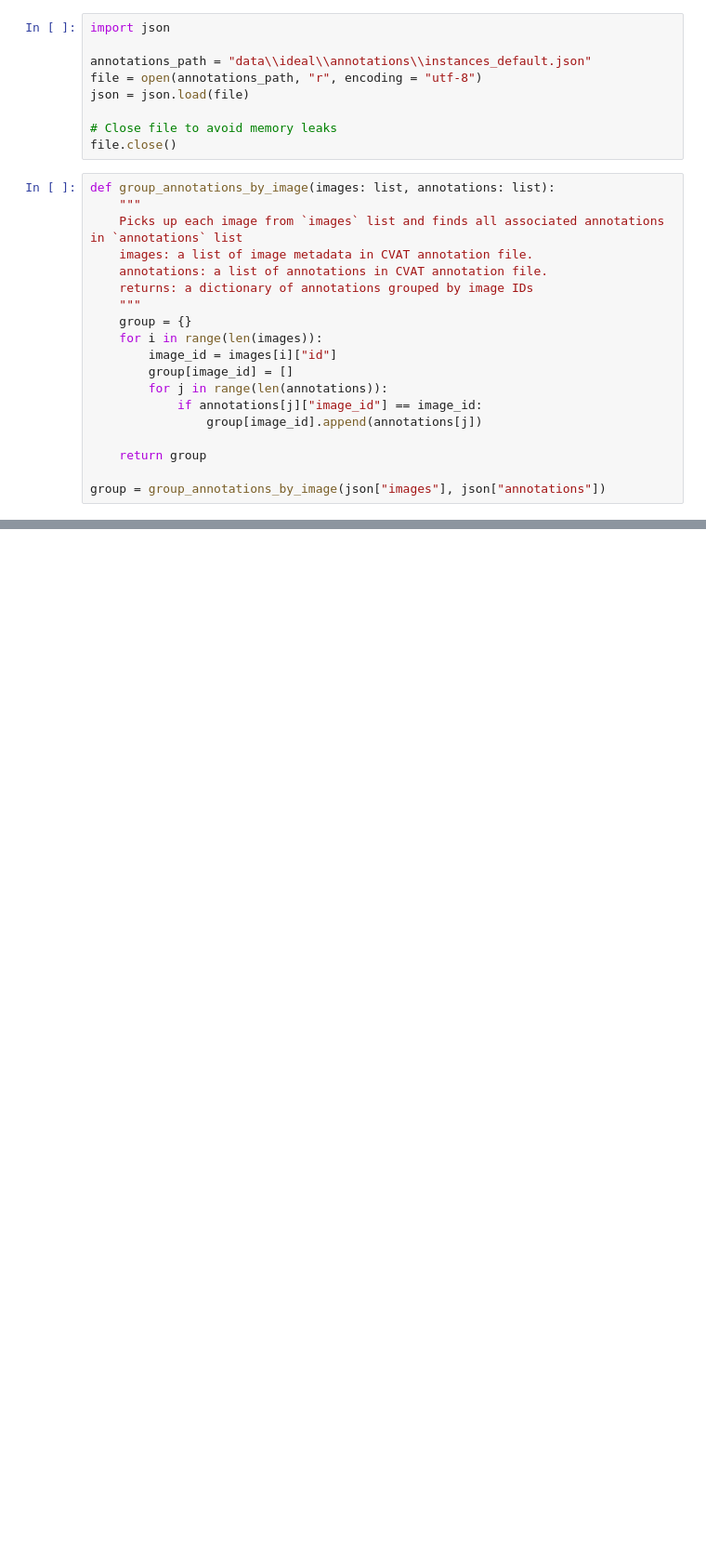
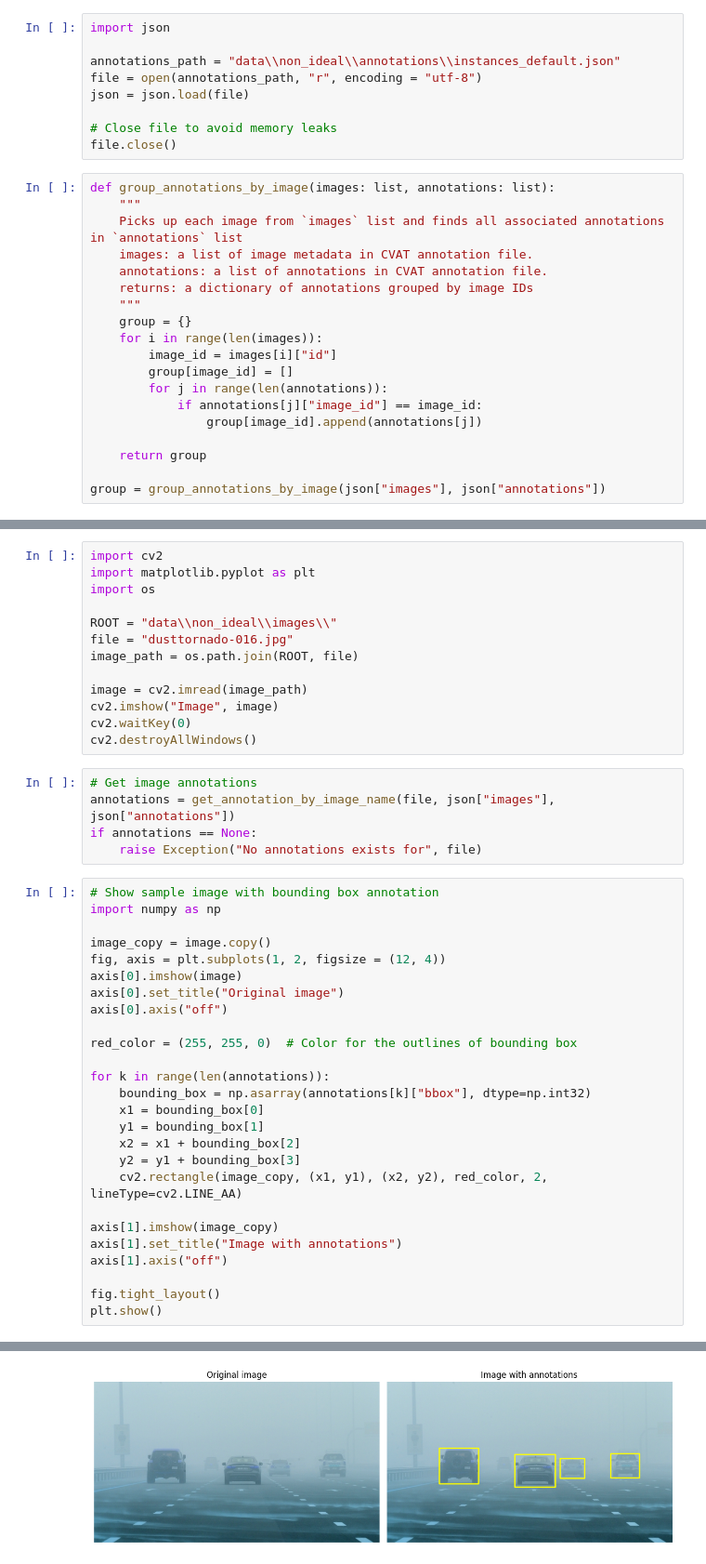
Before and after one commit to punarvas/vehicle-detection, a Jupyter notebook: reading_annotations.ipynb, the cells around one changed output, grey strips where cells are left out. Shown at 93% size. Saved outputs shown, nothing was run; the diff lists cells and outputs as text; blank space fills up the shorter version.

Commit message:
Visualize annotations

```diff
--- a/reading_annotations.ipynb
+++ b/reading_annotations.ipynb
@@ -5,7 +5,7 @@
 # %%
 import json
 
-annotations_path = "data\\ideal\\annotations\\instances_default.json"
+annotations_path = "data\\non_ideal\\annotations\\instances_default.json"
 file = open(annotations_path, "r", encoding = "utf-8")
 json = json.load(file)
 
@@ -61,0 +74,45 @@ Annotations for image id 3 by special search:
+# %%
+import cv2
+import matplotlib.pyplot as plt
+import os
+
+ROOT = "data\\non_ideal\\images\\"
+file = "dusttornado-016.jpg"
+image_path = os.path.join(ROOT, file)
+
+image = cv2.imread(image_path)
+cv2.imshow("Image", image)
+cv2.waitKey(0)
+cv2.destroyAllWindows()
+# %%
+# Get image annotations
+annotations = get_annotation_by_image_name(file, json["images"], json["annotations"])
+if annotations == None:
+    raise Exception("No annotations exists for", file)
+# %%
+# Show sample image with bounding box annotation
+import numpy as np
+
+image_copy = image.copy()
+fig, axis = plt.subplots(1, 2, figsize = (12, 4))
+axis[0].imshow(image)
+axis[0].set_title("Original image")
+axis[0].axis("off")
+
+red_color = (255, 255, 0)  # Color for the outlines of bounding box
+
+for k in range(len(annotations)):
+    bounding_box = np.asarray(annotations[k]["bbox"], dtype=np.int32)
+    x1 = bounding_box[0]
+    y1 = bounding_box[1]
+    x2 = x1 + bounding_box[2]
+    y2 = y1 + bounding_box[3]
+    cv2.rectangle(image_copy, (x1, y1), (x2, y2), red_color, 2, lineType=cv2.LINE_AA)
+
+axis[1].imshow(image_copy)
+axis[1].set_title("Image with annotations")
+axis[1].axis("off")
+
+fig.tight_layout()
+plt.show()
+# %% [output]
@@ -61,0 +123 @@ Annotations for image id 3 by special search:
+[figure, added]
```
Also changed, not shown: parts of 4 cells of this notebook.
